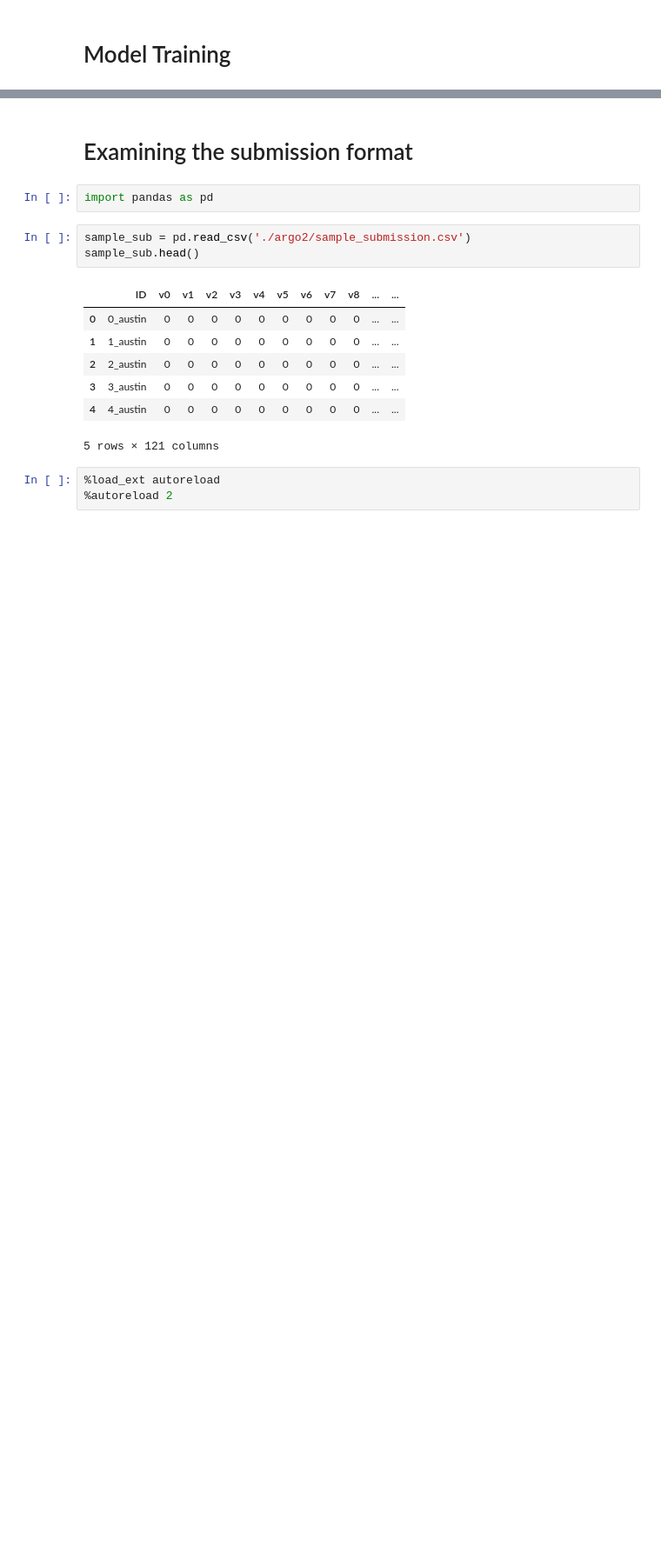
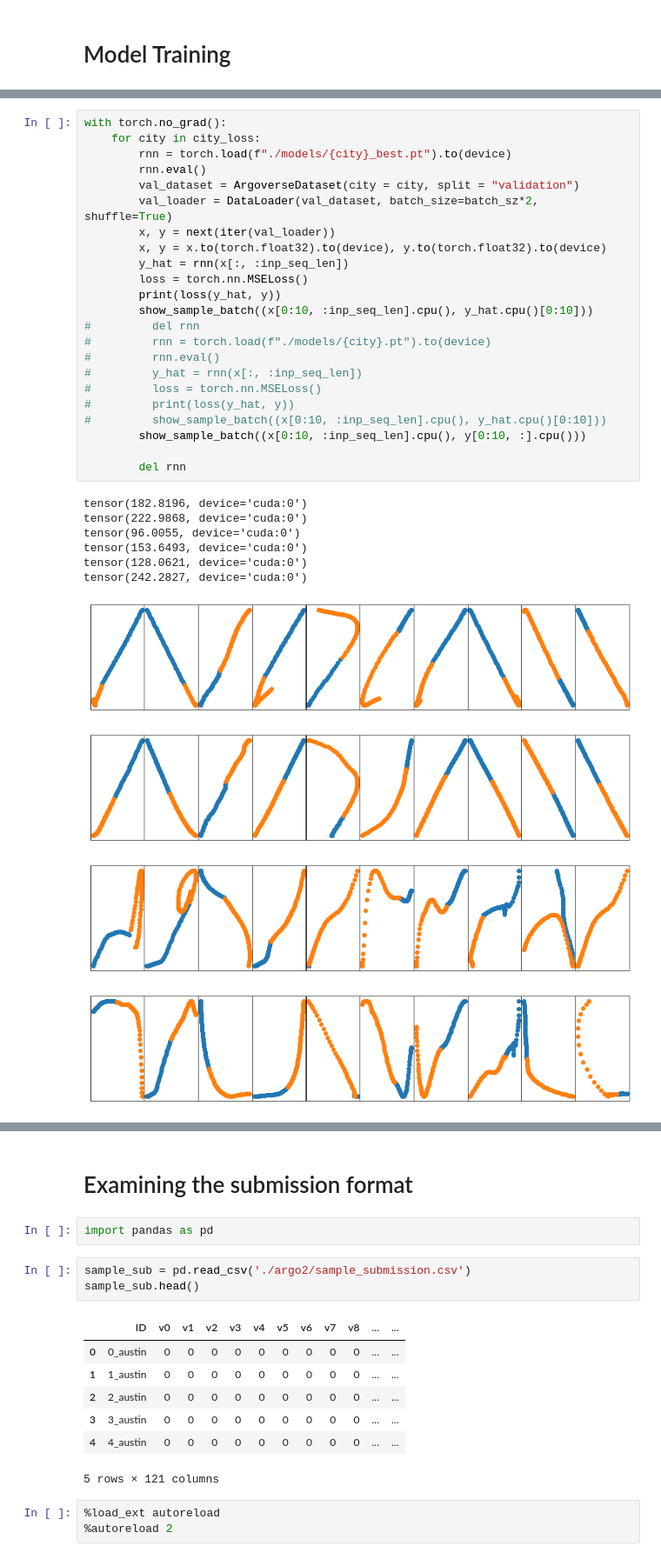
Before and after one commit to brandonho667/151B-WinningProject, a Jupyter notebook: Load_Argo2_Public.ipynb, the cells around one changed output, grey strips where cells are left out. Shown at 87% size. Drawn from its saved outputs; the diff is of its cells as text; blank space fills up the shorter version.

```diff
--- a/Load_Argo2_Public.ipynb
+++ b/Load_Argo2_Public.ipynb
@@ -494,0 +433,34 @@ plt.show()
+# %%
+with torch.no_grad():
+    for city in city_loss:
+        rnn = torch.load(f"./models/{city}_best.pt").to(device)
+        rnn.eval()
+        val_dataset = ArgoverseDataset(city = city, split = "validation")
+        val_loader = DataLoader(val_dataset, batch_size=batch_sz*2, shuffle=True)
+        x, y = next(iter(val_loader))
+        x, y = x.to(torch.float32).to(device), y.to(torch.float32).to(device)
+        y_hat = rnn(x[:, :inp_seq_len])
+        loss = torch.nn.MSELoss()
+        print(loss(y_hat, y))
+        show_sample_batch((x[0:10, :inp_seq_len].cpu(), y_hat.cpu()[0:10]))
+#         del rnn
+#         rnn = torch.load(f"./models/{city}.pt").to(device)
+#         rnn.eval()
+#         y_hat = rnn(x[:, :inp_seq_len])
+#         loss = torch.nn.MSELoss()
+#         print(loss(y_hat, y))
+#         show_sample_batch((x[0:10, :inp_seq_len].cpu(), y_hat.cpu()[0:10]))
+        show_sample_batch((x[0:10, :inp_seq_len].cpu(), y[0:10, :].cpu()))
+
+        del rnn
+# %% [output]
+tensor(182.8196, device='cuda:0')
+tensor(222.9868, device='cuda:0')
+tensor(96.0055, device='cuda:0')
+tensor(153.6493, device='cuda:0')
+tensor(128.0621, device='cuda:0')
+tensor(242.2827, device='cuda:0')
+[figure, new version]
+[figure, added]
+[figure, added]
+[figure, added]
```
Also changed, not shown: parts of 13 cells of this notebook, 14 other files.
